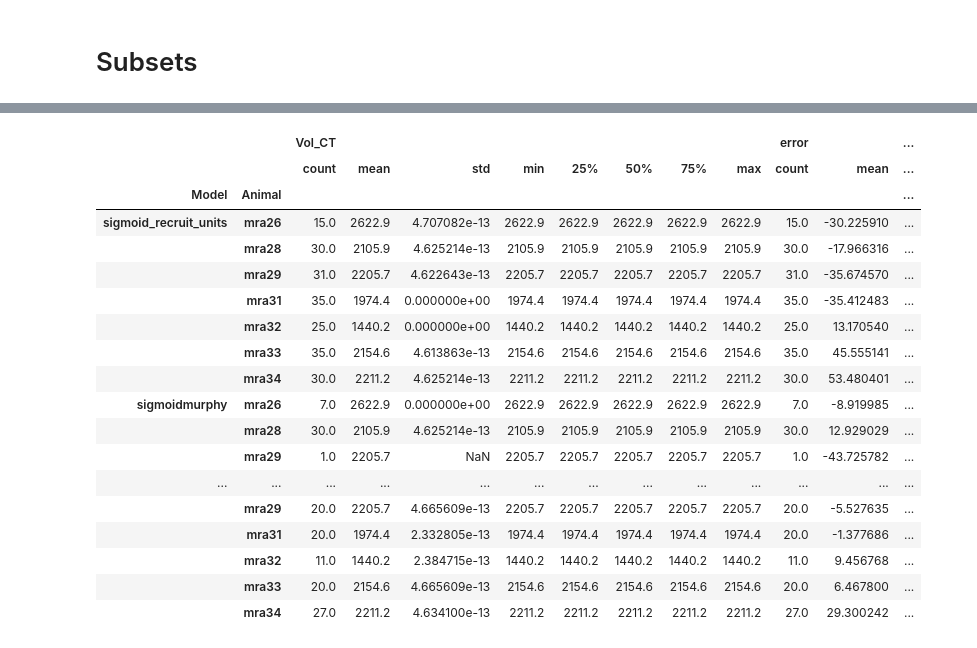
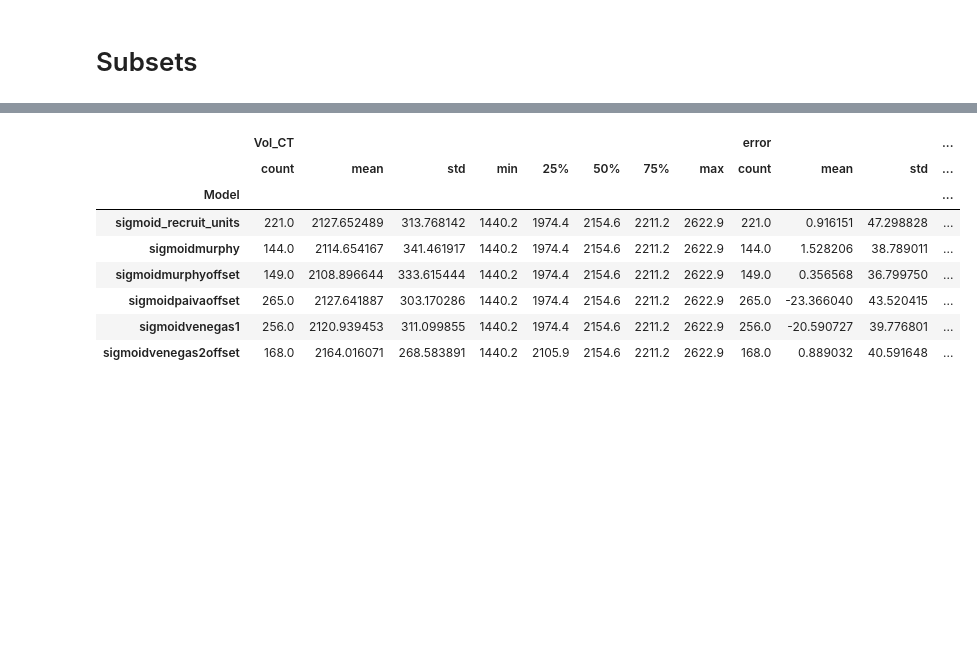
Before and after one commit to edlbcamargo/recrutabilidade, a Jupyter notebook: estima_recrutabilidade.ipynb, the cells around one changed output, grey strips where cells are left out. Saved outputs shown, nothing was run; the diff lists cells and outputs as text; code cells hidden in the pictures; blank space fills up the shorter version.

```diff
--- a/estima_recrutabilidade.ipynb
+++ b/estima_recrutabilidade.ipynb
@@ -99,0 +163,11 @@ dados_ct_eit.groupby('Animal').describe()
+# %%
+manobra = {
+    10: 'A',
+    20: 'B',
+    25: 'C',
+    30: 'D',
+    45: 'R'
+}
+# %%
+dados_ct_df2['Maneuver'] = dados_ct_df2.apply(lambda x: manobra[x['PEEPs']], axis=1)
+dados_ct_df2
@@ -99,0 +192,3 @@ dados_ct_eit.groupby('Animal').describe()
+# %%
+dados_ct_eit2 = dados_ct_df2.merge(resultdf_indiv,on=('Animal','Maneuver'),how='right')
+dados_ct_eit2.tail(1)
@@ -100,5 +212,7 @@ dados_ct_eit.groupby('Animal').describe()
 # %% [markdown]
 # Subsets
+# %%
+dados_ct_eit = dados_ct_eit2
 # %%
 dados_ct_eit_fitted = dados_ct_eit[dados_ct_eit.fitted==True].reset_index(drop=True)
 dados_ct_eit_fitted.tail(1)
@@ -122,22 +245,12 @@ dados_ct_eit_fitted.groupby('Animal').describe()
 # %%
-dados_ct_eit_fitted.groupby(['Model','Animal']).describe()
+dados_ct_eit_fitted.groupby(['Model']).describe()
 # %% [output]
-|  |  | Vol_CT |  |  |  |  |  |  |  | error |  | ... |
-|  |  | count | mean | std | min | 25% | 50% | 75% | max | count | mean | ... |
-| Model | Animal |  |  |  |  |  |  |  |  |  |  | ... |
-| sigmoid_recruit_units | mra26 | 15.0 | 2622.9 | 4.707082e-13 | 2622.9 | 2622.9 | 2622.9 | 2622.9 | 2622.9 | 15.0 | -30.225910 | ... |
-|  | mra28 | 30.0 | 2105.9 | 4.625214e-13 | 2105.9 | 2105.9 | 2105.9 | 2105.9 | 2105.9 | 30.0 | -17.966316 | ... |
-|  | mra29 | 31.0 | 2205.7 | 4.622643e-13 | 2205.7 | 2205.7 | 2205.7 | 2205.7 | 2205.7 | 31.0 | -35.674570 | ... |
-|  | mra31 | 35.0 | 1974.4 | 0.000000e+00 | 1974.4 | 1974.4 | 1974.4 | 1974.4 | 1974.4 | 35.0 | -35.412483 | ... |
-|  | mra32 | 25.0 | 1440.2 | 0.000000e+00 | 1440.2 | 1440.2 | 1440.2 | 1440.2 | 1440.2 | 25.0 | 13.170540 | ... |
-|  | mra33 | 35.0 | 2154.6 | 4.613863e-13 | 2154.6 | 2154.6 | 2154.6 | 2154.6 | 2154.6 | 35.0 | 45.555141 | ... |
-|  | mra34 | 30.0 | 2211.2 | 4.625214e-13 | 2211.2 | 2211.2 | 2211.2 | 2211.2 | 2211.2 | 30.0 | 53.480401 | ... |
-| sigmoidmurphy | mra26 | 7.0 | 2622.9 | 0.000000e+00 | 2622.9 | 2622.9 | 2622.9 | 2622.9 | 2622.9 | 7.0 | -8.919985 | ... |
-|  | mra28 | 30.0 | 2105.9 | 4.625214e-13 | 2105.9 | 2105.9 | 2105.9 | 2105.9 | 2105.9 | 30.0 | 12.929029 | ... |
-|  | mra29 | 1.0 | 2205.7 | NaN | 2205.7 | 2205.7 | 2205.7 | 2205.7 | 2205.7 | 1.0 | -43.725782 | ... |
-| ... | ... | ... | ... | ... | ... | ... | ... | ... | ... | ... | ... | ... |
-|  | mra29 | 20.0 | 2205.7 | 4.665609e-13 | 2205.7 | 2205.7 | 2205.7 | 2205.7 | 2205.7 | 20.0 | -5.527635 | ... |
-|  | mra31 | 20.0 | 1974.4 | 2.332805e-13 | 1974.4 | 1974.4 | 1974.4 | 1974.4 | 1974.4 | 20.0 | -1.377686 | ... |
-|  | mra32 | 11.0 | 1440.2 | 2.384715e-13 | 1440.2 | 1440.2 | 1440.2 | 1440.2 | 1440.2 | 11.0 | 9.456768 | ... |
-|  | mra33 | 20.0 | 2154.6 | 4.665609e-13 | 2154.6 | 2154.6 | 2154.6 | 2154.6 | 2154.6 | 20.0 | 6.467800 | ... |
-|  | mra34 | 27.0 | 2211.2 | 4.634100e-13 | 2211.2 | 2211.2 | 2211.2 | 2211.2 | 2211.2 | 27.0 | 29.300242 | ... |
+|  | Vol_CT |  |  |  |  |  |  |  | error |  |  | ... |
+|  | count | mean | std | min | 25% | 50% | 75% | max | count | mean | std | ... |
+| Model |  |  |  |  |  |  |  |  |  |  |  | ... |
+| sigmoid_recruit_units | 221.0 | 2127.652489 | 313.768142 | 1440.2 | 1974.4 | 2154.6 | 2211.2 | 2622.9 | 221.0 | 0.916151 | 47.298828 | ... |
+| sigmoidmurphy | 144.0 | 2114.654167 | 341.461917 | 1440.2 | 1974.4 | 2154.6 | 2211.2 | 2622.9 | 144.0 | 1.528206 | 38.789011 | ... |
+| sigmoidmurphyoffset | 149.0 | 2108.896644 | 333.615444 | 1440.2 | 1974.4 | 2154.6 | 2211.2 | 2622.9 | 149.0 | 0.356568 | 36.799750 | ... |
+| sigmoidpaivaoffset | 265.0 | 2127.641887 | 303.170286 | 1440.2 | 1974.4 | 2154.6 | 2211.2 | 2622.9 | 265.0 | -23.366040 | 43.520415 | ... |
+| sigmoidvenegas1 | 256.0 | 2120.939453 | 311.099855 | 1440.2 | 1974.4 | 2154.6 | 2211.2 | 2622.9 | 256.0 | -20.590727 | 39.776801 | ... |
+| sigmoidvenegas2offset | 168.0 | 2164.016071 | 268.583891 | 1440.2 | 2105.9 | 2154.6 | 2211.2 | 2622.9 | 168.0 | 0.889032 | 40.591648 | ... |
```
Also changed, not shown: parts of 50 cells of this notebook, 10 other files.
